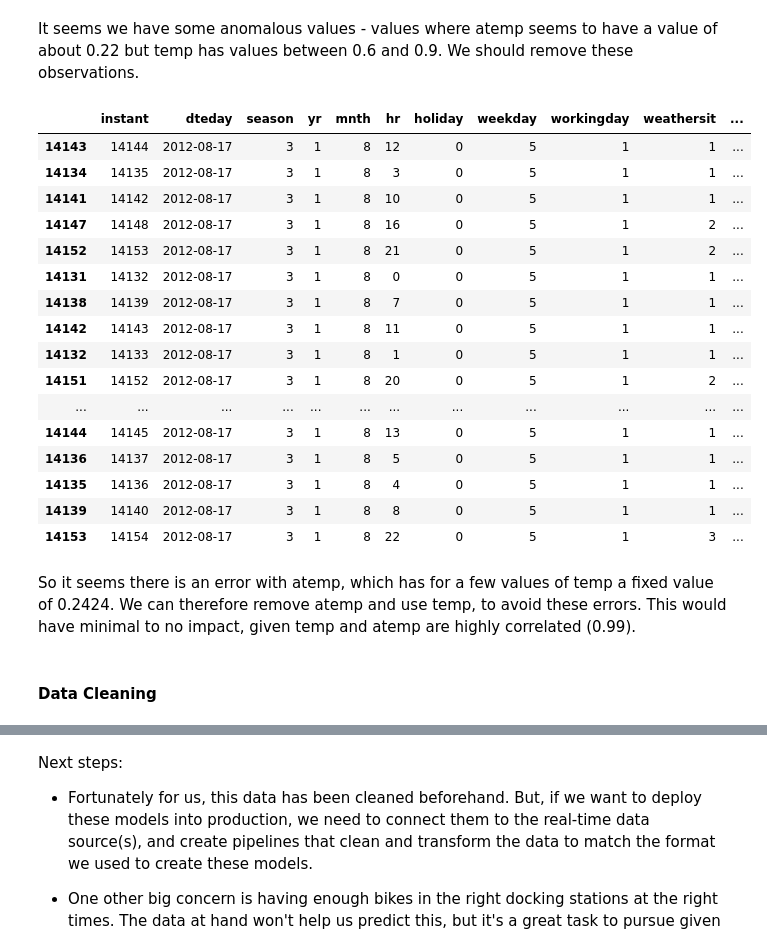
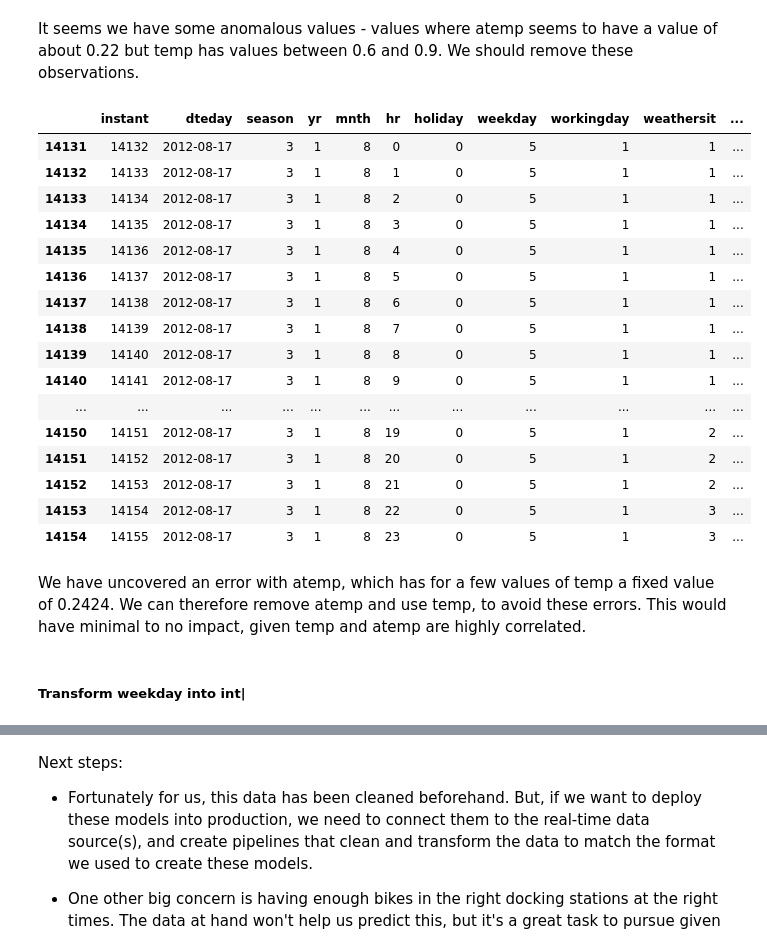
Before and after one commit to gradinarualex/bike-rental-predictions, a Jupyter notebook: Bike Rental Prediction.ipynb, the cells around one changed output, grey strips where cells are left out. Cells and saved outputs as stored; diff of their text form; code cells hidden in the pictures.

```diff
--- a/Bike Rental Prediction.ipynb
+++ b/Bike Rental Prediction.ipynb
@@ -189,30 +256,28 @@ ax = sns.scatterplot(x="temp", y="atemp", data=train_df)
 # %% [markdown]
 It seems we have some anomalous values - values where atemp seems to have a value of about 0.22 but temp has values between 0.6 and 0.9. We should remove these observations.
 # %%
-temp_mask = (train_df['temp'] > 0.6) & (train_df['temp'] < 0.9)
-atemp_mask = (train_df['atemp'] > 0.15) & (train_df['atemp'] < 0.3)
-anomalous_df = train_df[temp_mask & atemp_mask]
+temp_mask = (df['temp'] > 0.6) & (df['temp'] < 0.9)
+atemp_mask = (df['atemp'] > 0.15) & (df['atemp'] < 0.3)
+anomalous_df = df[temp_mask & atemp_mask]
 anomalous_df
 # %% [output]
 |  | instant | dteday | season | yr | mnth | hr | holiday | weekday | workingday | weathersit | ... |
-| 14143 | 14144 | 2012-08-17 | 3 | 1 | 8 | 12 | 0 | 5 | 1 | 1 | ... |
+| 14131 | 14132 | 2012-08-17 | 3 | 1 | 8 | 0 | 0 | 5 | 1 | 1 | ... |
+| 14132 | 14133 | 2012-08-17 | 3 | 1 | 8 | 1 | 0 | 5 | 1 | 1 | ... |
+| 14133 | 14134 | 2012-08-17 | 3 | 1 | 8 | 2 | 0 | 5 | 1 | 1 | ... |
 | 14134 | 14135 | 2012-08-17 | 3 | 1 | 8 | 3 | 0 | 5 | 1 | 1 | ... |
-| 14141 | 14142 | 2012-08-17 | 3 | 1 | 8 | 10 | 0 | 5 | 1 | 1 | ... |
-| 14147 | 14148 | 2012-08-17 | 3 | 1 | 8 | 16 | 0 | 5 | 1 | 2 | ... |
+| 14135 | 14136 | 2012-08-17 | 3 | 1 | 8 | 4 | 0 | 5 | 1 | 1 | ... |
+| 14136 | 14137 | 2012-08-17 | 3 | 1 | 8 | 5 | 0 | 5 | 1 | 1 | ... |
+| 14137 | 14138 | 2012-08-17 | 3 | 1 | 8 | 6 | 0 | 5 | 1 | 1 | ... |
+| 14138 | 14139 | 2012-08-17 | 3 | 1 | 8 | 7 | 0 | 5 | 1 | 1 | ... |
+| 14139 | 14140 | 2012-08-17 | 3 | 1 | 8 | 8 | 0 | 5 | 1 | 1 | ... |
+| 14140 | 14141 | 2012-08-17 | 3 | 1 | 8 | 9 | 0 | 5 | 1 | 1 | ... |
+| ... | ... | ... | ... | ... | ... | ... | ... | ... | ... | ... | ... |
+| 14150 | 14151 | 2012-08-17 | 3 | 1 | 8 | 19 | 0 | 5 | 1 | 2 | ... |
+| 14151 | 14152 | 2012-08-17 | 3 | 1 | 8 | 20 | 0 | 5 | 1 | 2 | ... |
 | 14152 | 14153 | 2012-08-17 | 3 | 1 | 8 | 21 | 0 | 5 | 1 | 2 | ... |
-| 14131 | 14132 | 2012-08-17 | 3 | 1 | 8 | 0 | 0 | 5 | 1 | 1 | ... |
-| 14138 | 14139 | 2012-08-17 | 3 | 1 | 8 | 7 | 0 | 5 | 1 | 1 | ... |
-| 14142 | 14143 | 2012-08-17 | 3 | 1 | 8 | 11 | 0 | 5 | 1 | 1 | ... |
-| 14132 | 14133 | 2012-08-17 | 3 | 1 | 8 | 1 | 0 | 5 | 1 | 1 | ... |
-| 14151 | 14152 | 2012-08-17 | 3 | 1 | 8 | 20 | 0 | 5 | 1 | 2 | ... |
-| ... | ... | ... | ... | ... | ... | ... | ... | ... | ... | ... | ... |
-| 14144 | 14145 | 2012-08-17 | 3 | 1 | 8 | 13 | 0 | 5 | 1 | 1 | ... |
-| 14136 | 14137 | 2012-08-17 | 3 | 1 | 8 | 5 | 0 | 5 | 1 | 1 | ... |
-| 14135 | 14136 | 2012-08-17 | 3 | 1 | 8 | 4 | 0 | 5 | 1 | 1 | ... |
-| 14139 | 14140 | 2012-08-17 | 3 | 1 | 8 | 8 | 0 | 5 | 1 | 1 | ... |
 | 14153 | 14154 | 2012-08-17 | 3 | 1 | 8 | 22 | 0 | 5 | 1 | 3 | ... |
+| 14154 | 14155 | 2012-08-17 | 3 | 1 | 8 | 23 | 0 | 5 | 1 | 3 | ... |
 # %% [markdown]
-So it seems there is an error with atemp, which has for a few values of temp a fixed value of 0.2424.
-We can therefore remove atemp and use temp, to avoid these errors. This would have minimal to no impact, given temp and atemp are highly correlated (0.99).
+We have uncovered an error with atemp, which has for a few values of temp a fixed value of 0.2424.
+We can therefore remove atemp and use temp, to avoid these errors. This would have minimal to no impact, given temp and atemp are highly correlated.
-# %% [markdown]
-#### Data Cleaning
@@ -218,0 +286,2 @@ We can therefore remove atemp and use temp, to avoid these errors. This would ha
+# %% [markdown]
+##### **Transform weekday into int**|
```
Also changed, not shown: parts of 93 cells of this notebook.
